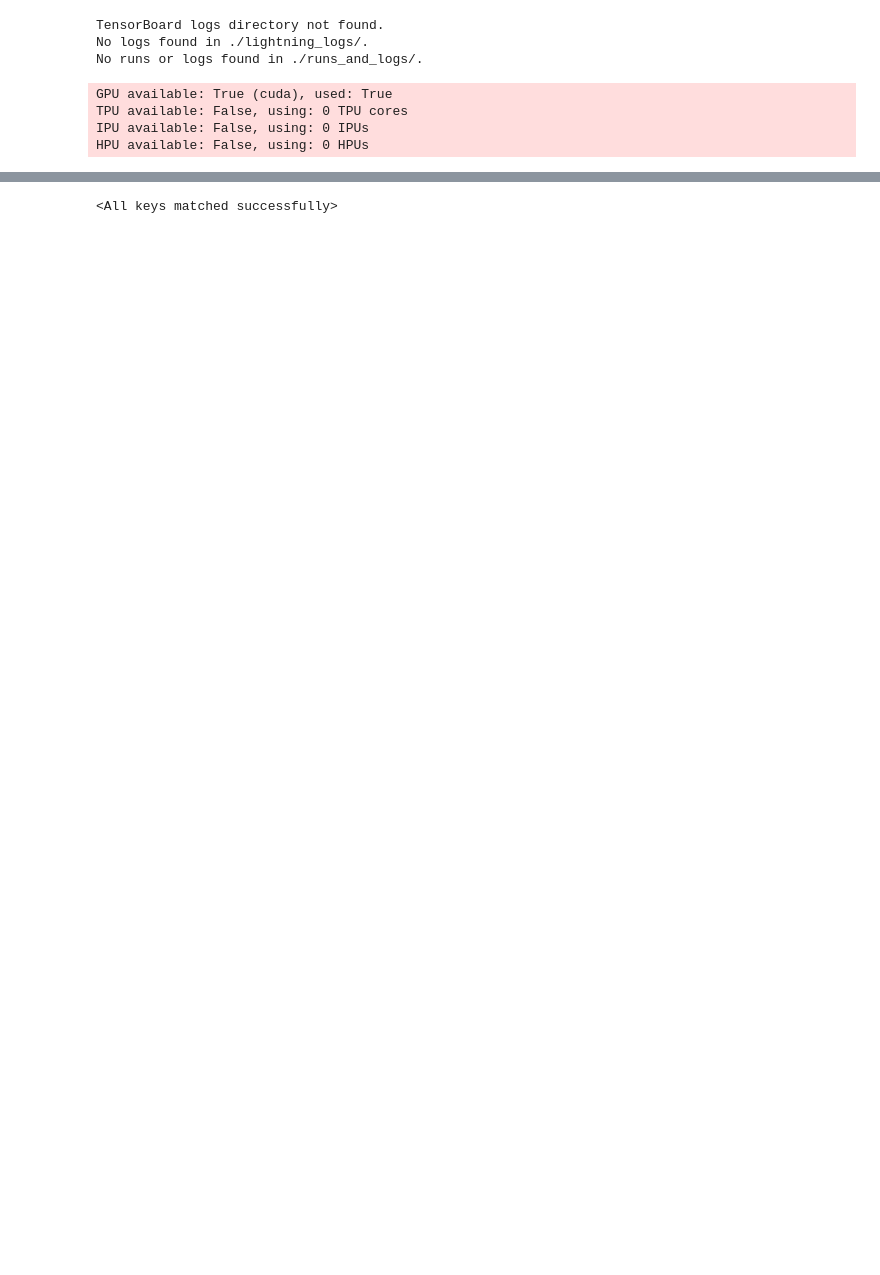
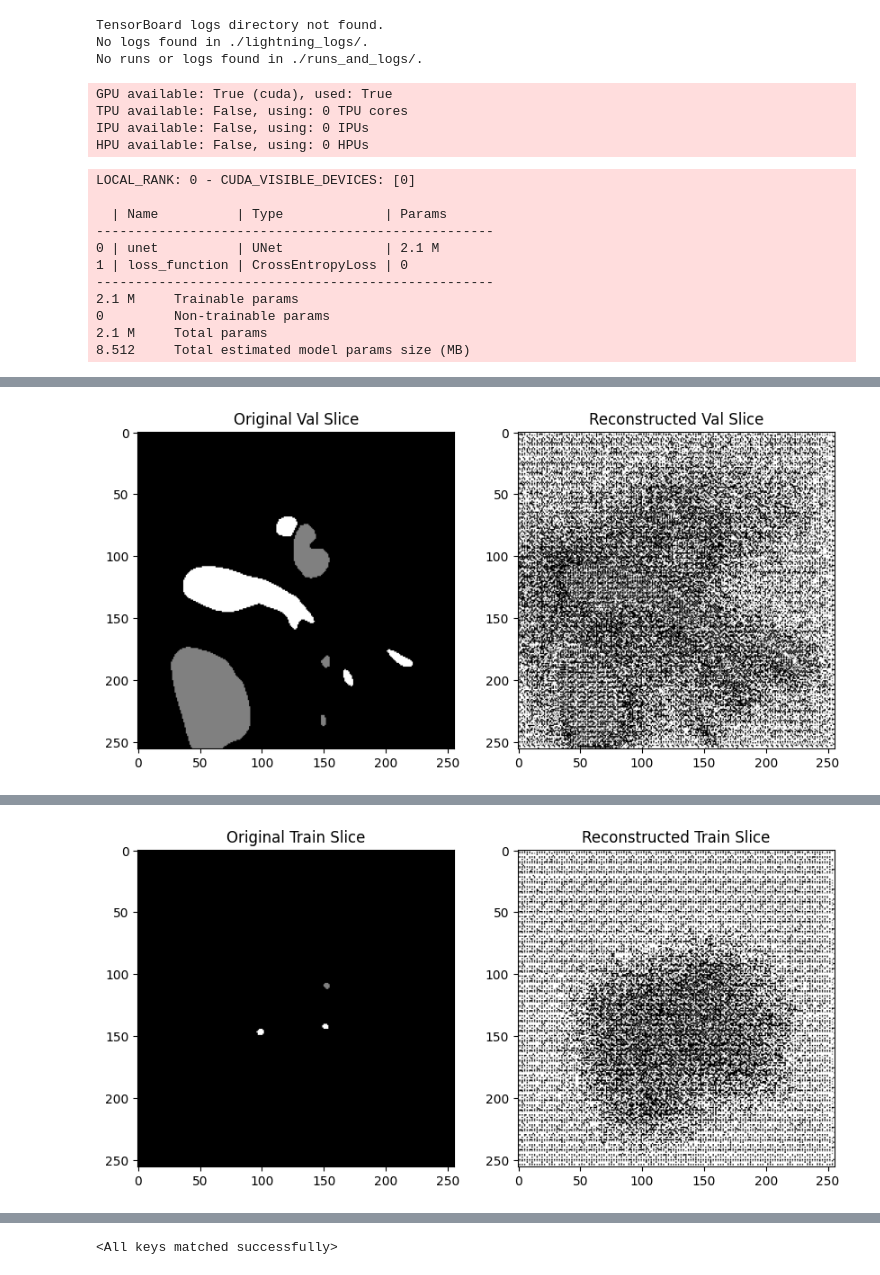
Before and after one commit to tgafrick/RA4-Project, a Jupyter notebook: test.ipynb, the cells around one changed output, grey strips where cells are left out. Saved outputs shown, nothing was run; the diff lists cells and outputs as text; code cells hidden in the pictures; blank space fills up the shorter version.

Commit message:
Running 1500 epoch 64 bottleneck channel

```diff
--- a/test.ipynb
+++ b/test.ipynb
@@ -78,10 +76,10 @@ class AutoEncoder(pl.LightningModule):
         x, y = batch
         x_hat = self.unet(x)
         loss = self.loss_function(x_hat, y.squeeze(1).long())  # Ensure labels are in the range [0, 2]
-        self.log('train_loss', loss)
+        self.log('train_loss', loss, prog_bar=True)
 
         # Reconstruct and display a single slice from the first training image every other epoch
-        if self.current_epoch % 10 == 0 and batch_idx == 0:
+        if self.current_epoch % 150 == 0 and batch_idx == 0:
             original_slice = x[0, 0, :, :, 128].detach().cpu().numpy()  # Select a single slice from the 3D volume
             reconstruction_slice = np.argmax(x_hat[0,:,:,:,128], axis=0) # Select a single slice from the 3D reconstruction
 
@@ -103,10 +101,10 @@ class AutoEncoder(pl.LightningModule):
         self.log('val_loss', loss, prog_bar=True)
 
         # Reconstruct and display a single slice from the first validation image every other epoch
-        if self.current_epoch % 10 == 0 and batch_idx == 0:
+        if self.current_epoch % 150 == 0 and batch_idx == 0:
             original_slice = x[0, 0, :, :, 128].detach().cpu().numpy()  # Select a single slice from the 3D volume
-            #reconstruction_slice = self.unet(x[0].unsqueeze(0))[0, 0, :, :, 128].detach().cpu().numpy()  # Select a single slice from the 3D reconstruction
             reconstruction_slice = np.argmax(x_hat[0,:,:,:,128], axis=0)
+
             plt.figure(figsize=(10, 5))
             plt.subplot(1, 2, 1)
             plt.imshow(original_slice, cmap='gray')
@@ -173,7 +171,7 @@ class PlotLossCallback(pl.Callback):
         val_loss = trainer.callback_metrics['val_loss'].cpu().item()
 
         # Write both training and validation loss to the same graph with epoch as global step
-        self.writer.add_scalars('1 Channel Loss', {'training' : train_loss,
+        self.writer.add_scalars('64 Channel Loss', {'training' : train_loss,
                                                                 'validation' : val_loss }, global_step=epoch +1 )
     def on_train_end(self, trainer, pl_module):
         self.writer.close()
@@ -194,4 +192,16 @@ HPU available: False, using: 0 HPUs
 # Initialize model and start training
 model = AutoEncoder()
 trainer.fit(model, train_dataloader, val_dataloader)
-torch.save(model.state_dict(), "./images/Model/model_64channel_80patience.pth")
+torch.save(model.state_dict(), "./images/Model/model_64channel.pth")
+# %% [output]
+LOCAL_RANK: 0 - CUDA_VISIBLE_DEVICES: [0]
+
+  | Name          | Type             | Params
+---------------------------------------------------
+0 | unet          | UNet             | 2.1 M
+1 | loss_function | CrossEntropyLoss | 0
+---------------------------------------------------
+2.1 M     Trainable params
+0         Non-trainable params
+2.1 M     Total params
+8.512     Total estimated model params size (MB)
@@ -197,0 +209 @@ torch.save(model.state_dict(), "./images/Model/model_64channel_80patience.pth")
+[figure, added]
@@ -197,0 +213 @@ torch.save(model.state_dict(), "./images/Model/model_64channel_80patience.pth")
+[figure, added]
```
Also changed, not shown: parts of 2 cells of this notebook, 1 other file.
